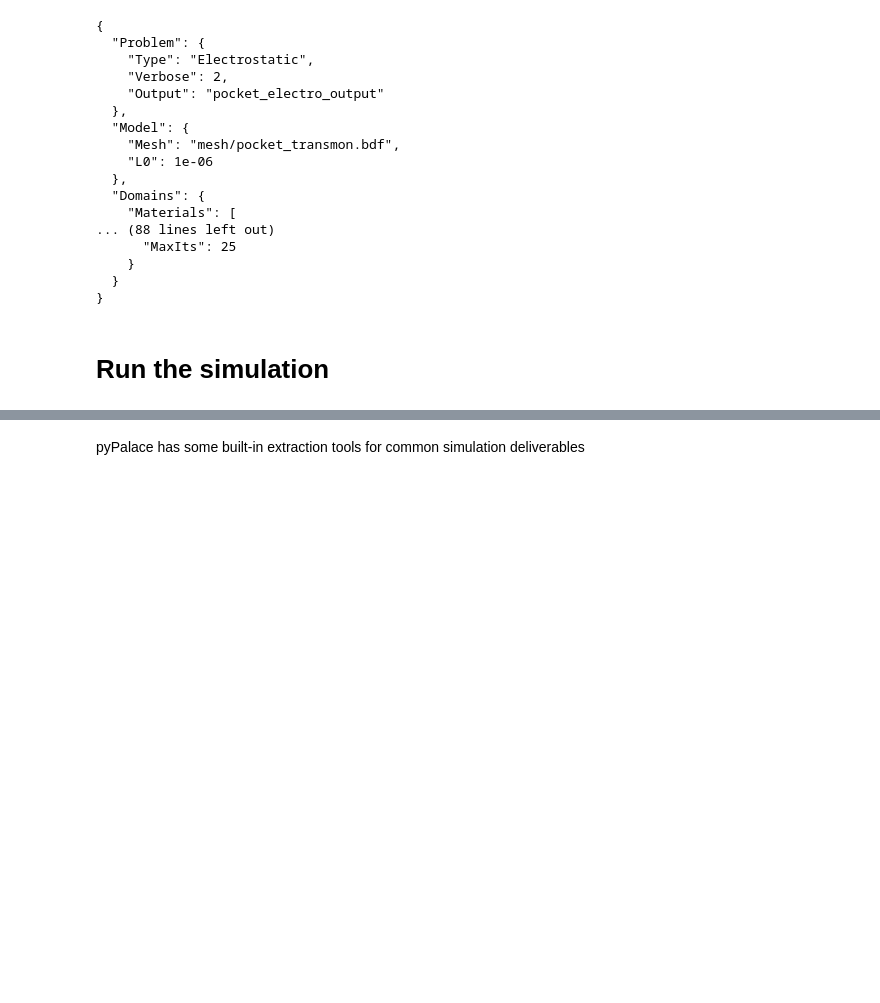
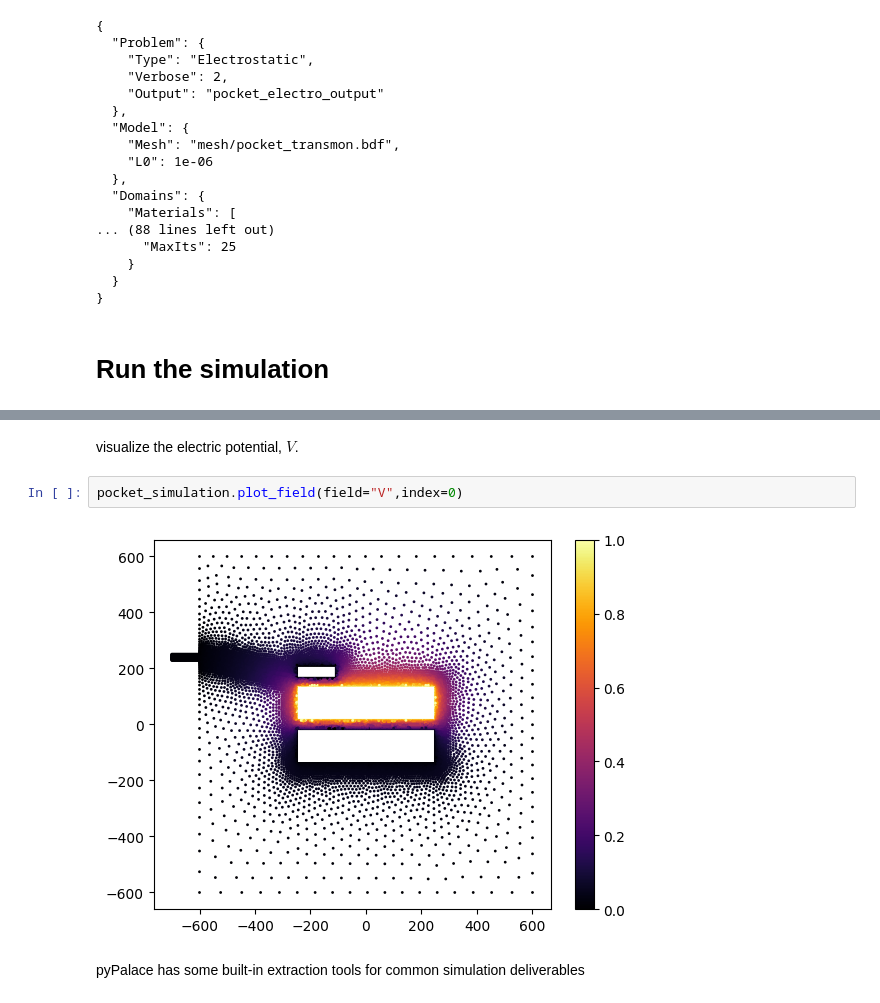
Before and after one commit to FirasAbouzahr/pyPalace, a Jupyter notebook: Examples/example_02_electrostatics_LOM/example02_notebook_pocketTransmon.ipynb, the cells around one changed output, grey strips where cells are left out. Cells and saved outputs as stored; diff of their text form; blank space fills up the shorter version.

```diff
--- a/Examples/example_02_electrostatics_LOM/example02_notebook_pocketTransmon.ipynb
+++ b/Examples/example_02_electrostatics_LOM/example02_notebook_pocketTransmon.ipynb
@@ -134,3 +134,9 @@ Total                           97.760      97.762      97.761
+# %% [markdown]
+visualize the electric potential, $V$.
+# %%
+pocket_simulation.plot_field(field="V",index=0)
+# %% [output]
+[figure, added]
 # %% [markdown]
 pyPalace has some built-in extraction tools for common simulation deliverables
 # %%
```
Also changed, not shown: parts of 1 cell of this notebook, 1 other file.
